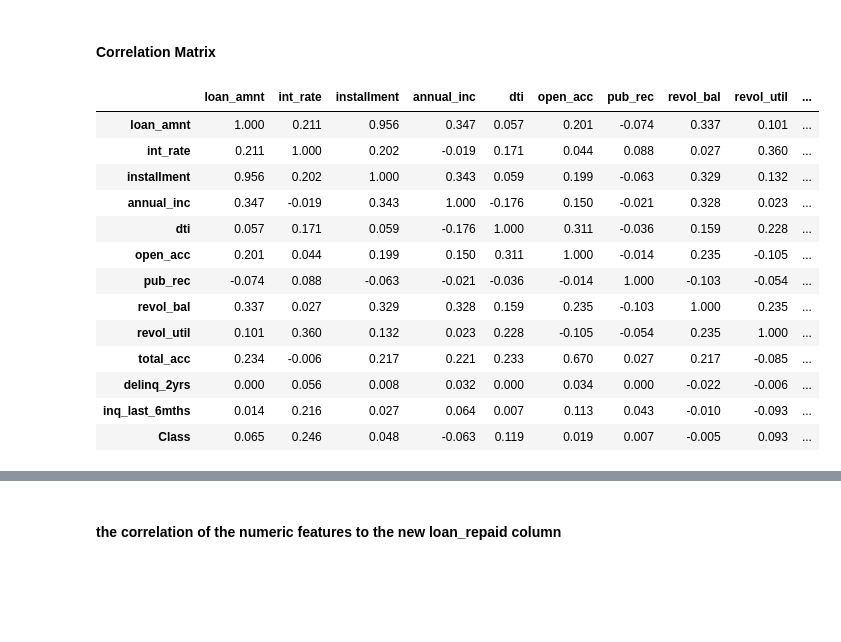
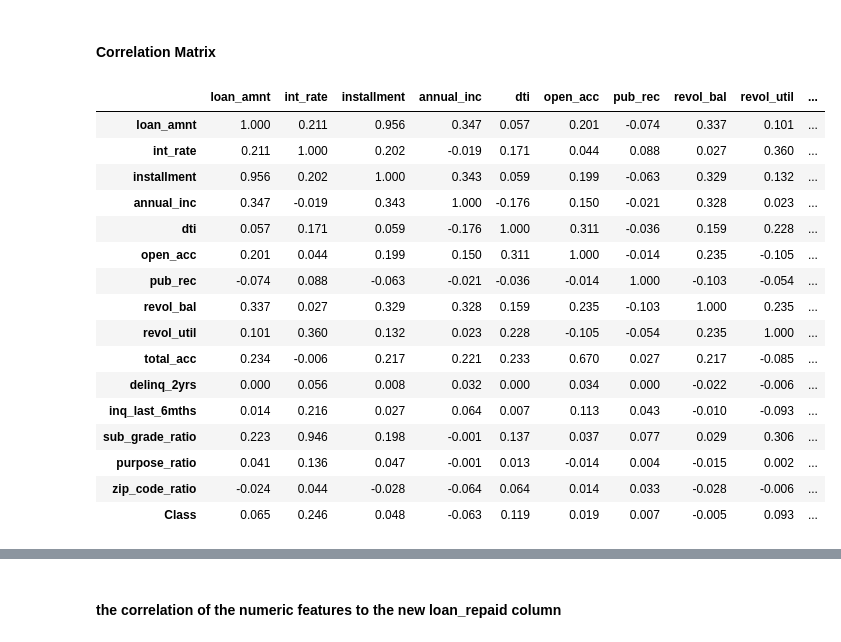
Before and after one commit to ntmai03/DataAnalysisProject, a Jupyter notebook: 02-Classification/02a-Classification-LendingClub-ExploratoryDataAnalysis.ipynb, the cells around one changed output, grey strips where cells are left out. Saved outputs shown, nothing was run; the diff lists cells and outputs as text; code cells hidden in the pictures; blank space fills up the shorter version.

```diff
--- a/02-Classification/02a-Classification-LendingClub-ExploratoryDataAnalysis.ipynb
+++ b/02-Classification/02a-Classification-LendingClub-ExploratoryDataAnalysis.ipynb
@@ -936,7 +936,7 @@ def find_skewed_boundaries(var, distance):
     return upper_boundary, lower_boundary
 # %%
 df_temp = df_train.copy()
-outlier_vars = ['annual_inc', 'revol_bal', 'revol_util']
+outlier_vars = ['annual_inc', 'revol_bal', 'revol_util', 'open_acc','total_acc']
 for var in outlier_vars:
     print()
     print(var)
@@ -1558,9 +1580,7 @@ Lending Club seems to have increased the amount of money lent from 2013 onwards.
 E, F and G grades represent the riskier borrowers. Usually borrowers in somewhat tighter financial situations, or for whom there is not sufficient financial history to make a reliable credit assessment. They are typically charged higher rates, as the business, and therefore the investors, take a higher risk when lending them money.
 # %%
 df_train['Month'] = df_train['issue_d'].dt.month
-df_train['Day'] = df_train['issue_d'].dt.day
 df_train['Year'] = df_train['issue_d'].dt.year
-df_train['Hour'] = df_train['issue_d'].dt.hour
 df_train['weekday'] = df_train['issue_d'].dt.weekday
 # %%
 plt.figure(figsize=(12,4))
@@ -1629,22 +1649,25 @@ df_train.head()
 # %% [markdown]
 #### Correlation Matrix
 # %%
-corr_mat = df_train[num_vars + ['Class']].corr()
+corr_mat = df_train[num_vars + ['sub_grade_ratio', 'purpose_ratio', 'zip_code_ratio'] + ['Class']].corr()
 corr_mat
 # %% [output]
 |  | loan_amnt | int_rate | installment | annual_inc | dti | open_acc | pub_rec | revol_bal | revol_util | ... |
 | loan_amnt | 1.000 | 0.211 | 0.956 | 0.347 | 0.057 | 0.201 | -0.074 | 0.337 | 0.101 | ... |
 | int_rate | 0.211 | 1.000 | 0.202 | -0.019 | 0.171 | 0.044 | 0.088 | 0.027 | 0.360 | ... |
 | installment | 0.956 | 0.202 | 1.000 | 0.343 | 0.059 | 0.199 | -0.063 | 0.329 | 0.132 | ... |
 | annual_inc | 0.347 | -0.019 | 0.343 | 1.000 | -0.176 | 0.150 | -0.021 | 0.328 | 0.023 | ... |
 | dti | 0.057 | 0.171 | 0.059 | -0.176 | 1.000 | 0.311 | -0.036 | 0.159 | 0.228 | ... |
 | open_acc | 0.201 | 0.044 | 0.199 | 0.150 | 0.311 | 1.000 | -0.014 | 0.235 | -0.105 | ... |
 | pub_rec | -0.074 | 0.088 | -0.063 | -0.021 | -0.036 | -0.014 | 1.000 | -0.103 | -0.054 | ... |
 | revol_bal | 0.337 | 0.027 | 0.329 | 0.328 | 0.159 | 0.235 | -0.103 | 1.000 | 0.235 | ... |
 | revol_util | 0.101 | 0.360 | 0.132 | 0.023 | 0.228 | -0.105 | -0.054 | 0.235 | 1.000 | ... |
 | total_acc | 0.234 | -0.006 | 0.217 | 0.221 | 0.233 | 0.670 | 0.027 | 0.217 | -0.085 | ... |
 | delinq_2yrs | 0.000 | 0.056 | 0.008 | 0.032 | 0.000 | 0.034 | 0.000 | -0.022 | -0.006 | ... |
 | inq_last_6mths | 0.014 | 0.216 | 0.027 | 0.064 | 0.007 | 0.113 | 0.043 | -0.010 | -0.093 | ... |
+| sub_grade_ratio | 0.223 | 0.946 | 0.198 | -0.001 | 0.137 | 0.037 | 0.077 | 0.029 | 0.306 | ... |
+| purpose_ratio | 0.041 | 0.136 | 0.047 | -0.001 | 0.013 | -0.014 | 0.004 | -0.015 | 0.002 | ... |
+| zip_code_ratio | -0.024 | 0.044 | -0.028 | -0.064 | 0.064 | 0.014 | 0.033 | -0.028 | -0.006 | ... |
 | Class | 0.065 | 0.246 | 0.048 | -0.063 | 0.119 | 0.019 | 0.007 | -0.005 | 0.093 | ... |
 # %%
 #corr_matt = df_train[num_vars + ['sub_grade_ratio', 'purpose_ratio', 'zip_code_ratio'] + ['Class']].corr()
```
Also changed, not shown: parts of 11 cells of this notebook, 2 other files.
